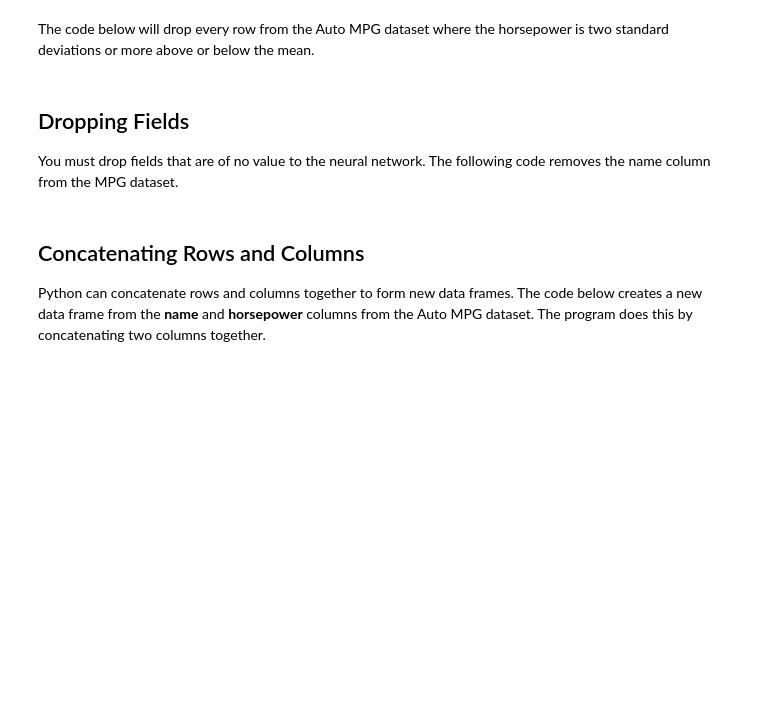
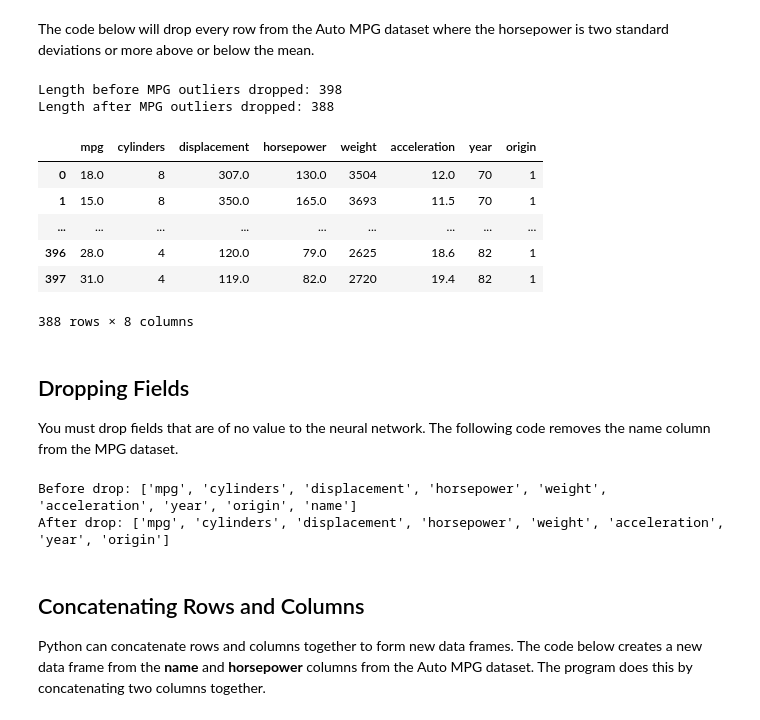
Before and after one commit to cinehaus/t81_558_deep_learning, a Jupyter notebook: t81_558_class_02_1_python_pandas.ipynb, the cells around one changed output. Saved outputs shown, nothing was run; the diff lists cells and outputs as text; code cells hidden in the pictures; blank space fills up the shorter version.

```diff
--- a/t81_558_class_02_1_python_pandas.ipynb
+++ b/t81_558_class_02_1_python_pandas.ipynb
@@ -77,7 +110,7 @@ This code outputs a list of dictionaries that hold this statistical information.
 
 The Python program can convert this JSON-like information to a data frame for better display.
 # %%
-pd.set_option('display.max_columns', 0)
-pd.set_option('display.max_rows', 0)
+# pd.set_option('display.max_columns', 0)
+# pd.set_option('display.max_rows', 0)
 df2 = pd.DataFrame(fields)
 display(df2)
@@ -95,15 +149,12 @@ Missing values are a reality of machine learning.  Ideally, every row of data wi
 # %%
-import os
-import pandas as pd
-
 df = pd.read_csv(
-    "https://data.heatonresearch.com/data/t81-558/auto-mpg.csv",
-    na_values=['NA', '?'])
+    "https://data.heatonresearch.com/data/t81-558/auto-mpg.csv", na_values=["NA", "?"]
+)
 print(f"horsepower has na? {pd.isnull(df['horsepower']).values.any()}")
 
 print("Filling missing values...")
-med = df['horsepower'].median()
-df['horsepower'] = df['horsepower'].fillna(med)
+med = df["horsepower"].median()
+df["horsepower"] = df["horsepower"].fillna(med)
 # df = df.dropna() # you can also simply drop NA values
 
 print(f"horsepower has na? {pd.isnull(df['horsepower']).values.any()}")
@@ -114,37 +169,40 @@ Outliers are values that are unusually high or low. We typically consider outlie
 # %%
 # Remove all rows where the specified column is +/- sd standard deviations
 def remove_outliers(df, name, sd):
-    drop_rows = df.index[(np.abs(df[name] - df[name].mean())
-                          >= (sd * df[name].std()))]
+    drop_rows = df.index[(np.abs(df[name] - df[name].mean()) >= (sd * df[name].std()))]
     df.drop(drop_rows, axis=0, inplace=True)
 # %% [markdown]
 The code below will drop every row from the Auto MPG dataset where the horsepower is two standard deviations or more above or below the mean.
 # %%
-import pandas as pd
-import os
-import numpy as np
-from sklearn import metrics
-from scipy.stats import zscore
-
 df = pd.read_csv(
-    "https://data.heatonresearch.com/data/t81-558/auto-mpg.csv",
-    na_values=['NA','?'])
+    "https://data.heatonresearch.com/data/t81-558/auto-mpg.csv", na_values=["NA", "?"]
+)
 
 # create feature vector
-med = df['horsepower'].median()
-df['horsepower'] = df['horsepower'].fillna(med)
+med = df["horsepower"].median()
+df["horsepower"] = df["horsepower"].fillna(med)
 
 # Drop the name column
-df.drop('name',1,inplace=True)
+df.drop(labels="name", axis=1, inplace=True)
 
 # Drop outliers in horsepower
 print("Length before MPG outliers dropped: {}".format(len(df)))
-remove_outliers(df,'mpg',2)
+remove_outliers(df, "mpg", 2)
 print("Length after MPG outliers dropped: {}".format(len(df)))
 
-pd.set_option('display.max_columns', 0)
-pd.set_option('display.max_rows', 5)
+pd.set_option("display.max_columns", 0)
+pd.set_option("display.max_rows", 5)
 display(df)
+# %% [output]
+Length before MPG outliers dropped: 398
+Length after MPG outliers dropped: 388
+|  | mpg | cylinders | displacement | horsepower | weight | acceleration | year | origin |
+| 0 | 18.0 | 8 | 307.0 | 130.0 | 3504 | 12.0 | 70 | 1 |
+| 1 | 15.0 | 8 | 350.0 | 165.0 | 3693 | 11.5 | 70 | 1 |
+| ... | ... | ... | ... | ... | ... | ... | ... | ... |
+| 396 | 28.0 | 4 | 120.0 | 79.0 | 2625 | 18.6 | 82 | 1 |
+| 397 | 31.0 | 4 | 119.0 | 82.0 | 2720 | 19.4 | 82 | 1 |
+388 rows × 8 columns
 # %% [markdown]
 ## Dropping Fields
 
@@ -152,13 +210,13 @@ You must drop fields that are of no value to the neural network.  The following
 # %%
-import os
-import pandas as pd
-
 df = pd.read_csv(
-    "https://data.heatonresearch.com/data/t81-558/auto-mpg.csv",
-    na_values=['NA','?'])
+    "https://data.heatonresearch.com/data/t81-558/auto-mpg.csv", na_values=["NA", "?"]
+)
 
 print(f"Before drop: {list(df.columns)}")
-df.drop('name', 1, inplace=True)
+df.drop("name", axis=1, inplace=True)
 print(f"After drop: {list(df.columns)}")
+# %% [output]
+Before drop: ['mpg', 'cylinders', 'displacement', 'horsepower', 'weight', 'acceleration', 'year', 'origin', 'name']
+After drop: ['mpg', 'cylinders', 'displacement', 'horsepower', 'weight', 'acceleration', 'year', 'origin']
 # %% [markdown]
 ## Concatenating Rows and Columns
```
Also changed, not shown: parts of 29 cells of this notebook, 5 other files.
